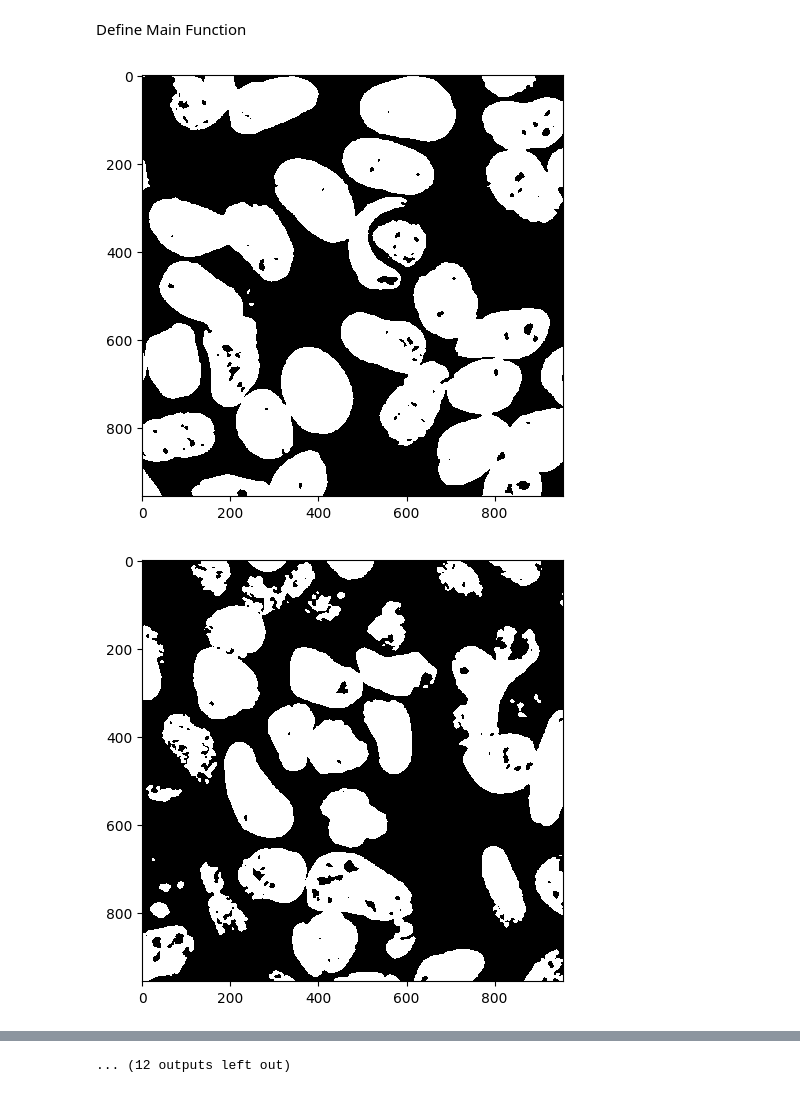
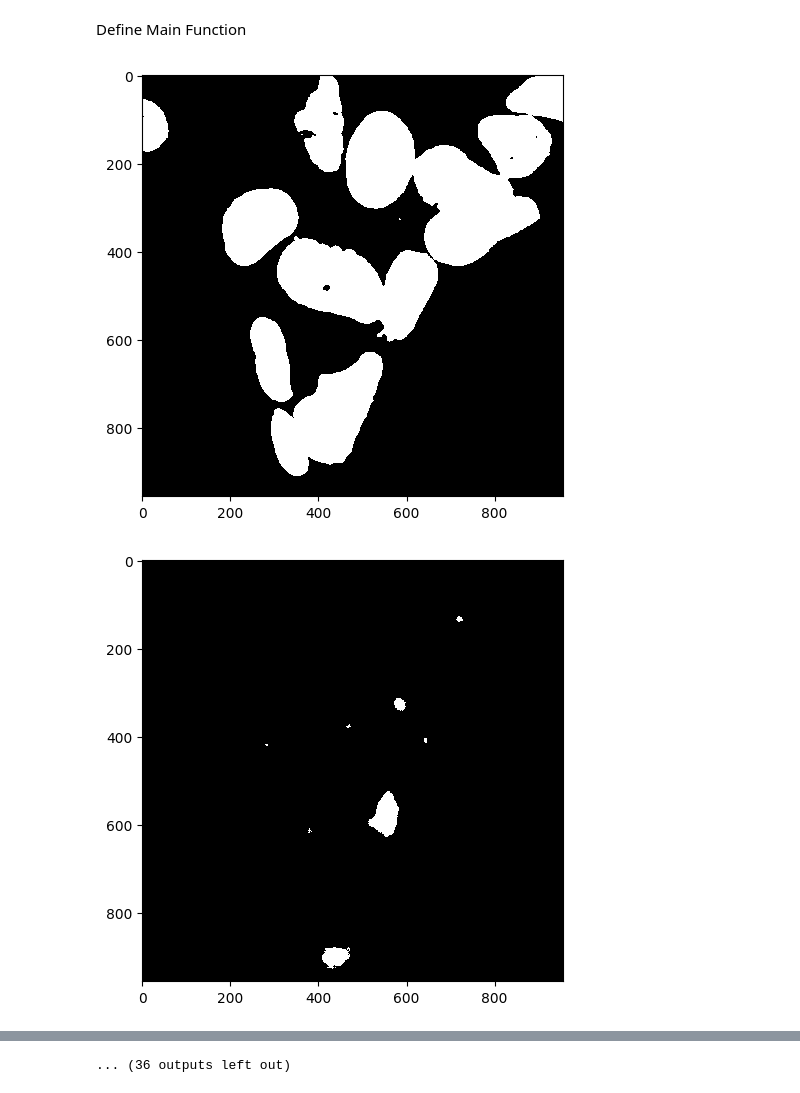
Before and after one commit to yiminghuang47/kara-lab, a Jupyter notebook: lysosomal_surface_area/lysosome_analysis.ipynb, the cells around one changed output, grey strips where cells are left out. Drawn from its saved outputs; the diff is of its cells as text; code cells hidden in the pictures.

Commit message:
complete lysosome 110124 and 110824

```diff
--- a/lysosomal_surface_area/lysosome_analysis.ipynb
+++ b/lysosomal_surface_area/lysosome_analysis.ipynb
@@ -78,9 +78,9 @@ def preprocess_green_channel(green_channel):
 def threshold_inclusions(confocal_img):
     """Threshold the preprocessed green channel to segment inclusions."""
     # threshold = 0.875
-    threshold = 0.90
+    threshold = 0.95
     binary_image = confocal_img > threshold
-    # show_image(binary_image)
+    show_image(binary_image)
     labeled_image = label(binary_image)
     return labeled_image
 
@@ -116,7 +116,7 @@ def calculate_metrics(surface_areas, number_of_nuclei_list, mean_sizes_of_inclus
 
 def save_to_excel(sizes_df_new, excel_2):
     """Save the DataFrames to Excel files."""
-    excel_2.to_excel("SUMMARY.xlsx")
+    excel_2.to_excel(f"Lysosome_Surace_Area_110824.xlsx")
 # %% [markdown]
 Define Main Function
 # %%
@@ -139,34 +139,37 @@ def main(image_folder):
         surface_area = calculate_surface_area(labeled_image_otsu, red_channel)
         surface_areas.append(surface_area)
 
         # Process DAPI channel for nuclei counting
         labeled_image_dapi = preprocess_dapi_channel(dapi_channel)
 
         n_nuclei = count_nuclei(labeled_image_dapi)
         number_of_nuclei_list.append(n_nuclei)
 
         # Process green channel for inclusion quantification
         confocal_img = preprocess_green_channel(green_channel)
 
         labeled_image_inclusions = threshold_inclusions(confocal_img)
 
 
         inclusion_sizes = measure_inclusion_sizes(labeled_image_inclusions, confocal_img)
         mean_sizes_of_inclusions.append(np.mean(inclusion_sizes))
 
         # Add to DataFrame
         sizes_df_new = add_to_dataframe(sizes_df_new, inclusion_sizes, os.path.basename(path))
 
     # Calculate metrics and save results
     excel_2 = calculate_metrics(surface_areas, number_of_nuclei_list, mean_sizes_of_inclusions, sizes_df_new)
     save_to_excel(sizes_df_new, excel_2)
 
 if __name__ == "__main__":
     # image_folder = 'LysotrackerRed_mccc1_stk39_101824' # threshold = 0.875
-    # main(image_folder)
 
-    image_folder = 'LysotrackerRed_mccc1_stk39_102524' # threshold = 0.9
+
+    # image_folder = 'LysotrackerRed_mccc1_stk39_102524' # threshold = 0.9
+    # image_folder = 'LysotrackerRed_mccc1_stk39_110124' # threshold = 0.95
+    image_folder = 'LysotrackerRed_mccc1_stk39_110824' # threshold = 0.95
+
     main(image_folder)
 # %% [output]
-[figure, old version]
+[figure, new version]
-[figure, old version]
+[figure, new version]
@@ -183 +186 @@ if __name__ == "__main__":
-... (12 outputs left out)
+... (36 outputs left out)
```
Also changed, not shown: parts of 1 cell of this notebook, 50 other files.
